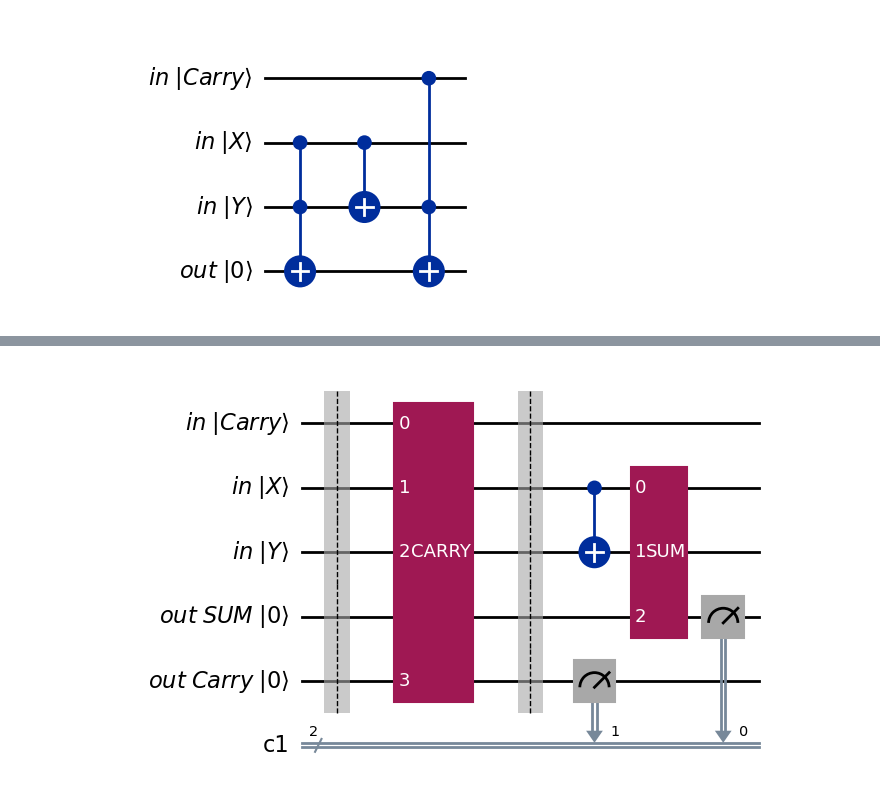
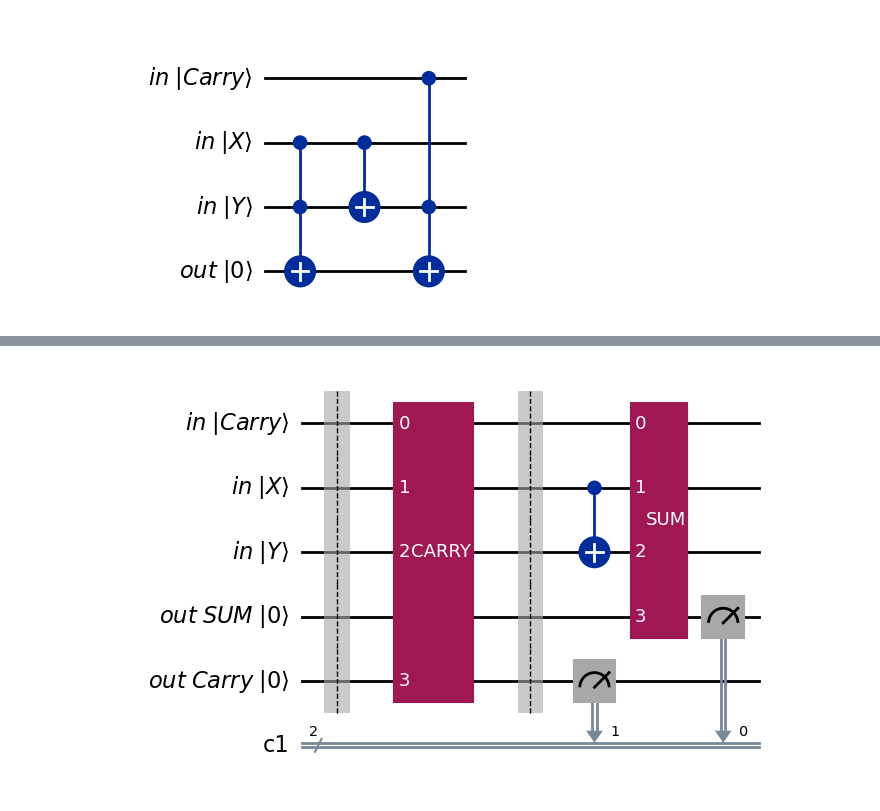
Before and after one commit to elijahkin/amsc698k, a Jupyter notebook: hw3/hw3.ipynb, the cells around one changed output, grey strips where cells are left out. Cells and saved outputs as stored; diff of their text form; code cells hidden in the pictures.

Commit message:
Updated Full Adder

```diff
--- a/hw3/hw3.ipynb
+++ b/hw3/hw3.ipynb
@@ -200,3 +270,19 @@ carry_circuit = carry.draw('mpl', True)
 carry_circuit
 # %% [output]
 [figure]
+# %%
+from qiskit import QuantumRegister, ClassicalRegister
+
+X= QuantumRegister(1, "in |X⟩")
+Y = QuantumRegister(1, "in |Y⟩")
+sum_out = QuantumRegister(1, "out SUM |0⟩")
+cin = QuantumRegister(1, "in |Carry⟩")
+SUM_FULL = QuantumCircuit(cin, X, Y, sum_out, name='SUM')
+SUM_FULL.cx(0, 3)
+SUM_FULL.cx(1, 3)
+SUM_FULL.cx(2,3)
+
+sum_circuit = SUM_FULL.draw('mpl', True)
+SUM_FULL = SUM_FULL.to_instruction() #converts circuit to quantum gate compatible with classical bits
+
+sum_circuit
@@ -203,22 +291,22 @@ carry_circuit
 # %%
 ## Full adder is having to half adder with from output of half adder x,y and carry between x+y and cin
 c = ClassicalRegister(2)
 cin = QuantumRegister(1, "in |Carry⟩")
 cout = QuantumRegister(1, 'out Carry |0⟩')
 full_adder = QuantumCircuit(cin, X, Y, sum_out, cout, c)
 
 # Full Adder 1-bit
 full_adder.barrier()
 full_adder.append(carry, [0,1,2,4])
 
 full_adder.barrier()
 full_adder.cx(1,2)
-full_adder.append(SUM, [1,2,3])
+full_adder.append(SUM_FULL, [0,1,2,3])
 
 full_adder.measure(sum_out, c[0])
 full_adder.measure(cout, c[1])
 
 
 full_adder.draw('mpl', True)
 # %% [output]
-[figure, old version]
+[figure, new version]
```
Also changed, not shown: parts of 5 cells of this notebook.
